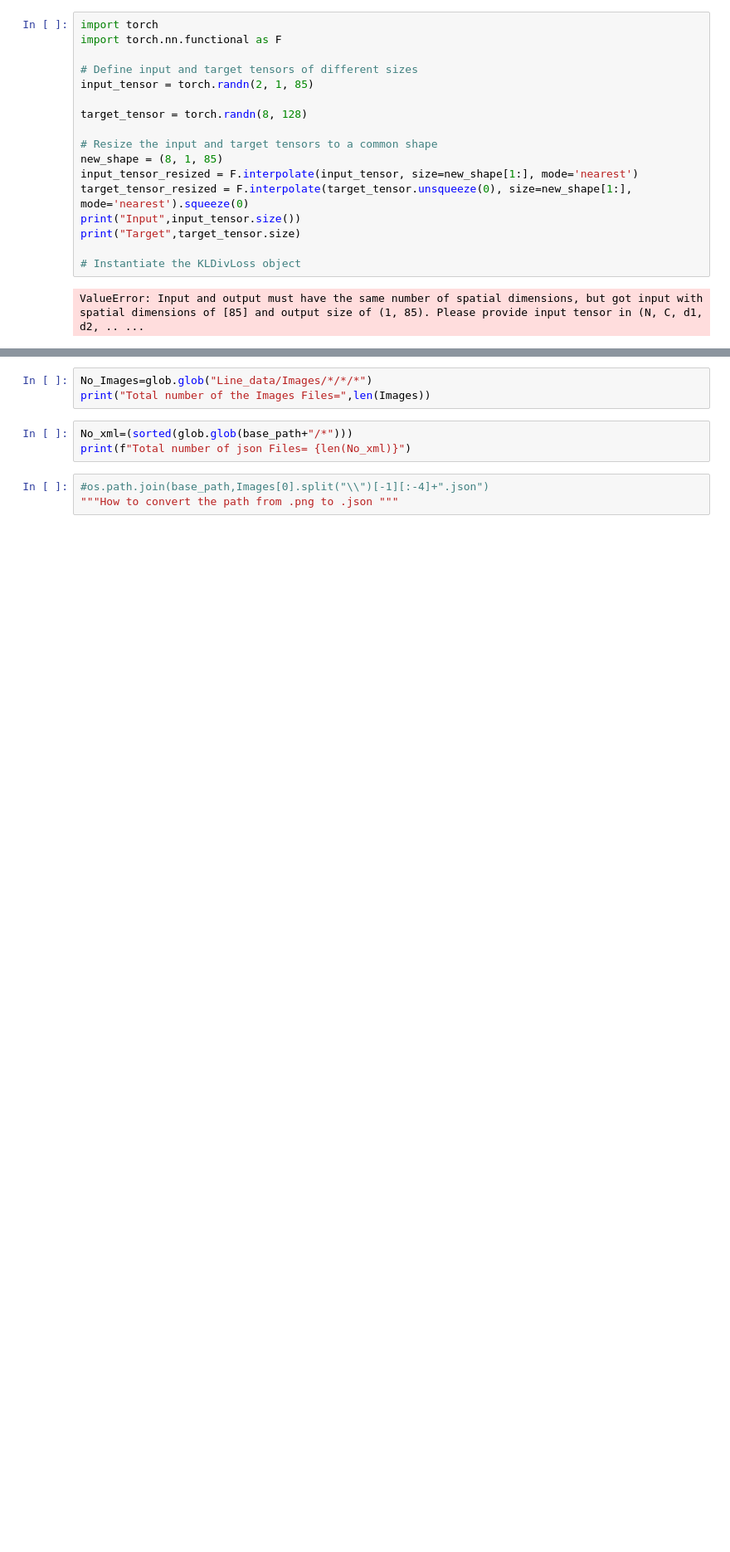
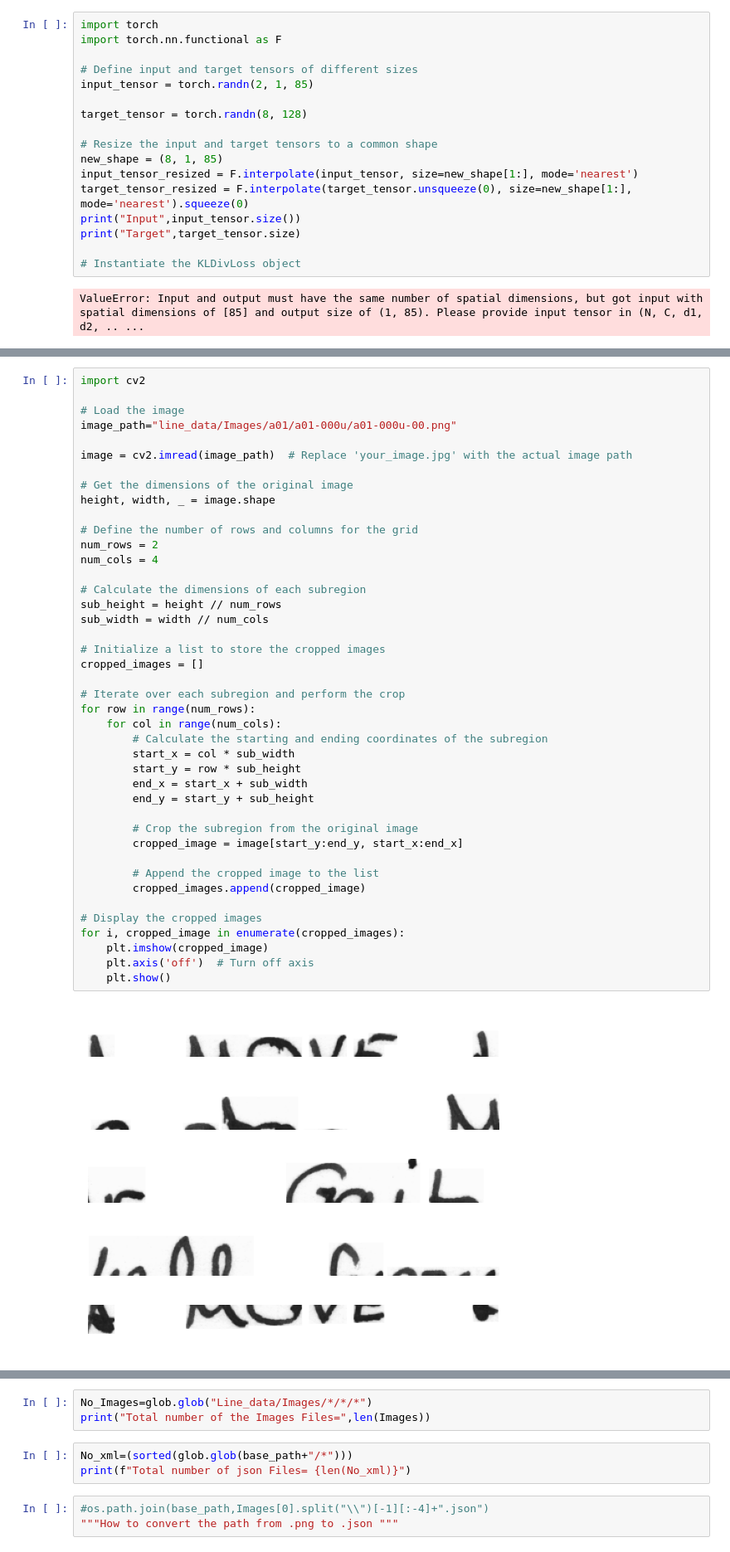
Before and after one commit to chashu2464/Content-and-Style-Aware-Generation-of-Text-Line-Images-for-Handwriting-Recognition, a Jupyter notebook: preprocessing_script.ipynb, the cells around one changed output, grey strips where cells are left out. Shown at 83% size. Drawn from its saved outputs; the diff is of its cells as text; blank space fills up the shorter version.

```diff
--- a/preprocessing_script.ipynb
+++ b/preprocessing_script.ipynb
@@ -84,0 +118,48 @@ def xml_to_text(XML):
+# %%
+import cv2
+
+# Load the image
+image_path="line_data/Images/a01/a01-000u/a01-000u-00.png"
+
+image = cv2.imread(image_path)  # Replace 'your_image.jpg' with the actual image path
+
+# Get the dimensions of the original image
+height, width, _ = image.shape
+
+# Define the number of rows and columns for the grid
+num_rows = 2
+num_cols = 4
+
+# Calculate the dimensions of each subregion
+sub_height = height // num_rows
+sub_width = width // num_cols
+
+# Initialize a list to store the cropped images
+cropped_images = []
+
+# Iterate over each subregion and perform the crop
+for row in range(num_rows):
+    for col in range(num_cols):
+        # Calculate the starting and ending coordinates of the subregion
+        start_x = col * sub_width
+        start_y = row * sub_height
+        end_x = start_x + sub_width
+        end_y = start_y + sub_height
+
+        # Crop the subregion from the original image
+        cropped_image = image[start_y:end_y, start_x:end_x]
+
+        # Append the cropped image to the list
+        cropped_images.append(cropped_image)
+
+# Display the cropped images
+for i, cropped_image in enumerate(cropped_images):
+    plt.imshow(cropped_image)
+    plt.axis('off')  # Turn off axis
+    plt.show()
+# %% [output]
+[figure, added]
+[figure, added]
+[figure, added]
+[figure, added]
+[figure, added]
```
Also changed, not shown: parts of 17 cells of this notebook, 11 other files.
